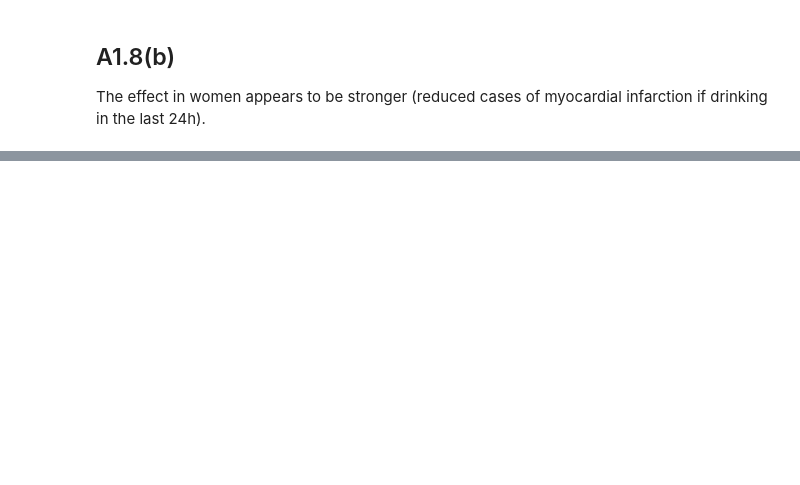
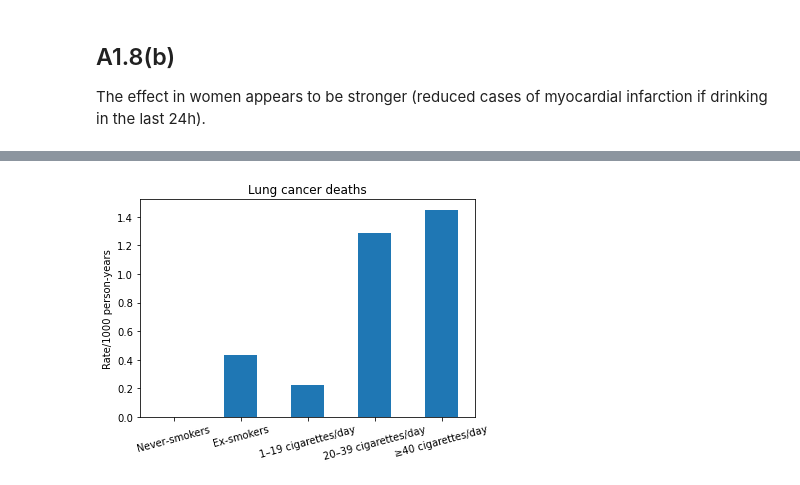
Before and after one commit to jmsdao/intro-biostats-solutions, a Jupyter notebook: Chapter01.ipynb, the cells around one changed output, grey strips where cells are left out. Drawn from its saved outputs; the diff is of its cells as text; code cells hidden in the pictures; blank space fills up the shorter version.

```diff
--- a/Chapter01.ipynb
+++ b/Chapter01.ipynb
@@ -138,0 +201,11 @@ The effect in women appears to be stronger (reduced cases of myocardial infarcti
+# %%
+dataset = 'Lung cancer deaths'
+metric = 'Rate/1000 person-years'
+
+df.loc[:, (dataset, metric)].plot.bar(
+    title=dataset,
+    ylabel=metric,
+    rot=15,
+);
+# %% [output]
+[figure, added]
```
Also changed, not shown: parts of 44 cells of this notebook, 1 other file.
